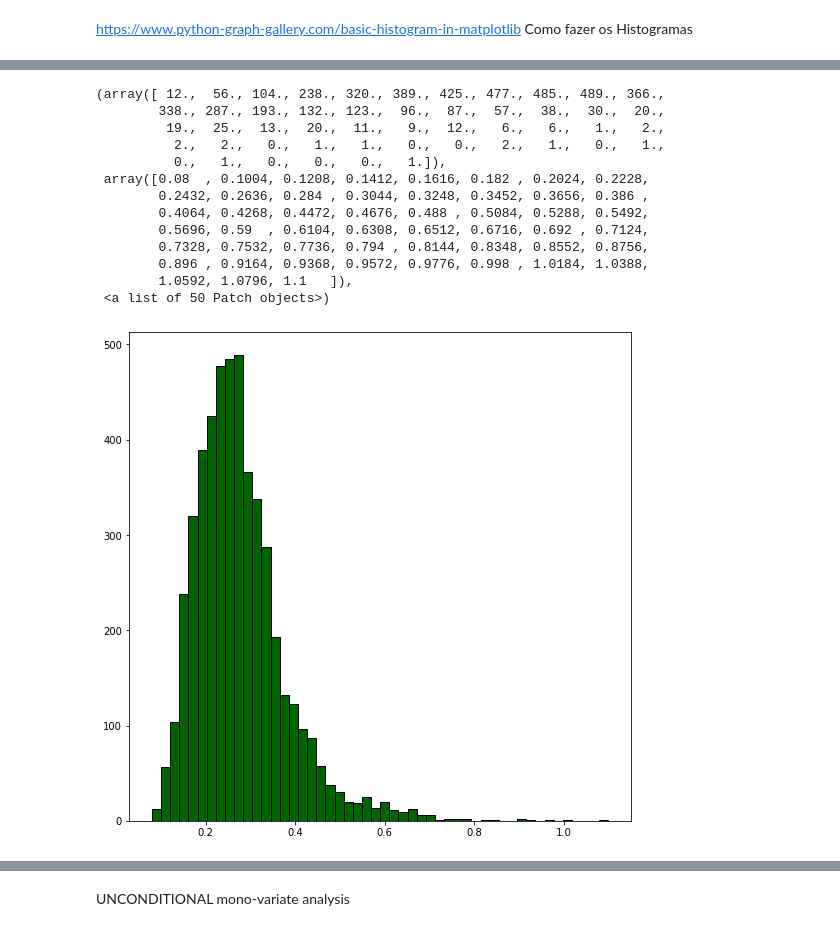
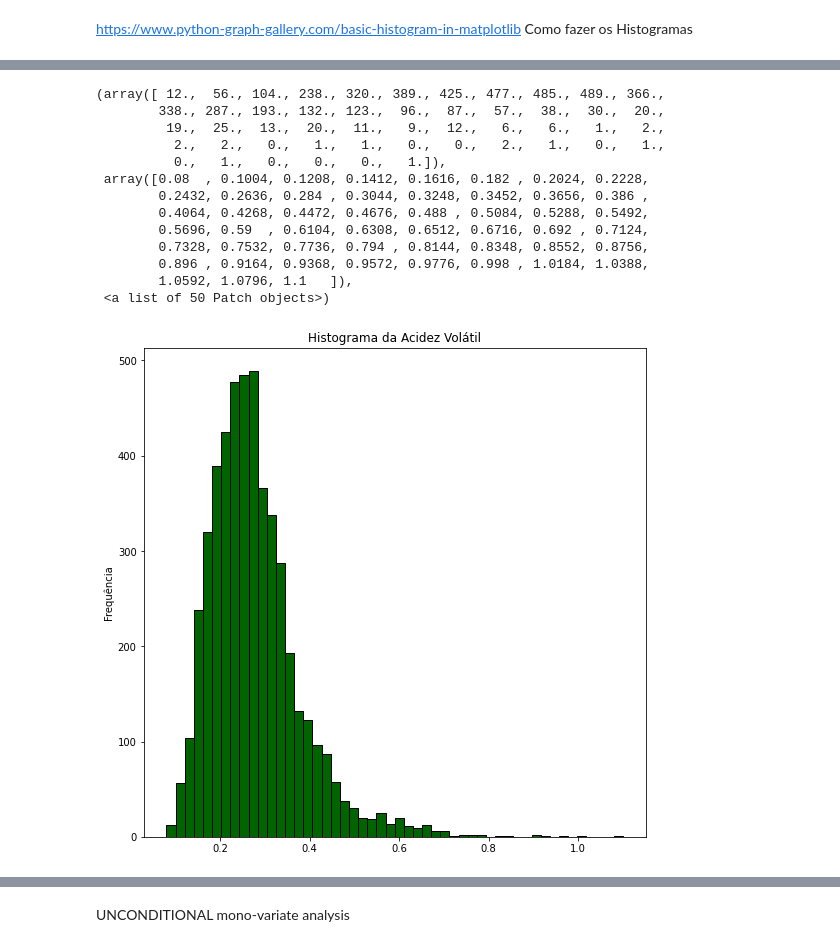
Before and after one commit to Arthurpbezerra/IcaHomework1, a Jupyter notebook: vinho.ipynb, the cells around one changed output, grey strips where cells are left out. Cells and saved outputs as stored; diff of their text form; code cells hidden in the pictures.

Commit message:
Adição dos histogramas do item 1

```diff
--- a/vinho.ipynb
+++ b/vinho.ipynb
@@ -85,18 +87,20 @@ ax.hist(vinho_b["fixed acidity"], bins= 50, edgecolor="black", color="green")
 # %%
 fig, ax = plt.subplots(figsize = (9,9))
+plt.title("Histograma da Acidez Volátil")
+plt.ylabel("Frequência")
 ax.hist(vinho_b["volatile acidity"], bins= 50, edgecolor="black", color="darkgreen")
 # %% [output]
 (array([ 12.,  56., 104., 238., 320., 389., 425., 477., 485., 489., 366.,
         338., 287., 193., 132., 123.,  96.,  87.,  57.,  38.,  30.,  20.,
          19.,  25.,  13.,  20.,  11.,   9.,  12.,   6.,   6.,   1.,   2.,
           2.,   2.,   0.,   1.,   1.,   0.,   0.,   2.,   1.,   0.,   1.,
           0.,   1.,   0.,   0.,   0.,   1.]),
  array([0.08  , 0.1004, 0.1208, 0.1412, 0.1616, 0.182 , 0.2024, 0.2228,
         0.2432, 0.2636, 0.284 , 0.3044, 0.3248, 0.3452, 0.3656, 0.386 ,
         0.4064, 0.4268, 0.4472, 0.4676, 0.488 , 0.5084, 0.5288, 0.5492,
         0.5696, 0.59  , 0.6104, 0.6308, 0.6512, 0.6716, 0.692 , 0.7124,
         0.7328, 0.7532, 0.7736, 0.794 , 0.8144, 0.8348, 0.8552, 0.8756,
         0.896 , 0.9164, 0.9368, 0.9572, 0.9776, 0.998 , 1.0184, 1.0388,
         1.0592, 1.0796, 1.1   ]),
  <a list of 50 Patch objects>)
-[figure, old version]
+[figure, new version]
```
Also changed, not shown: parts of 10 cells of this notebook.
